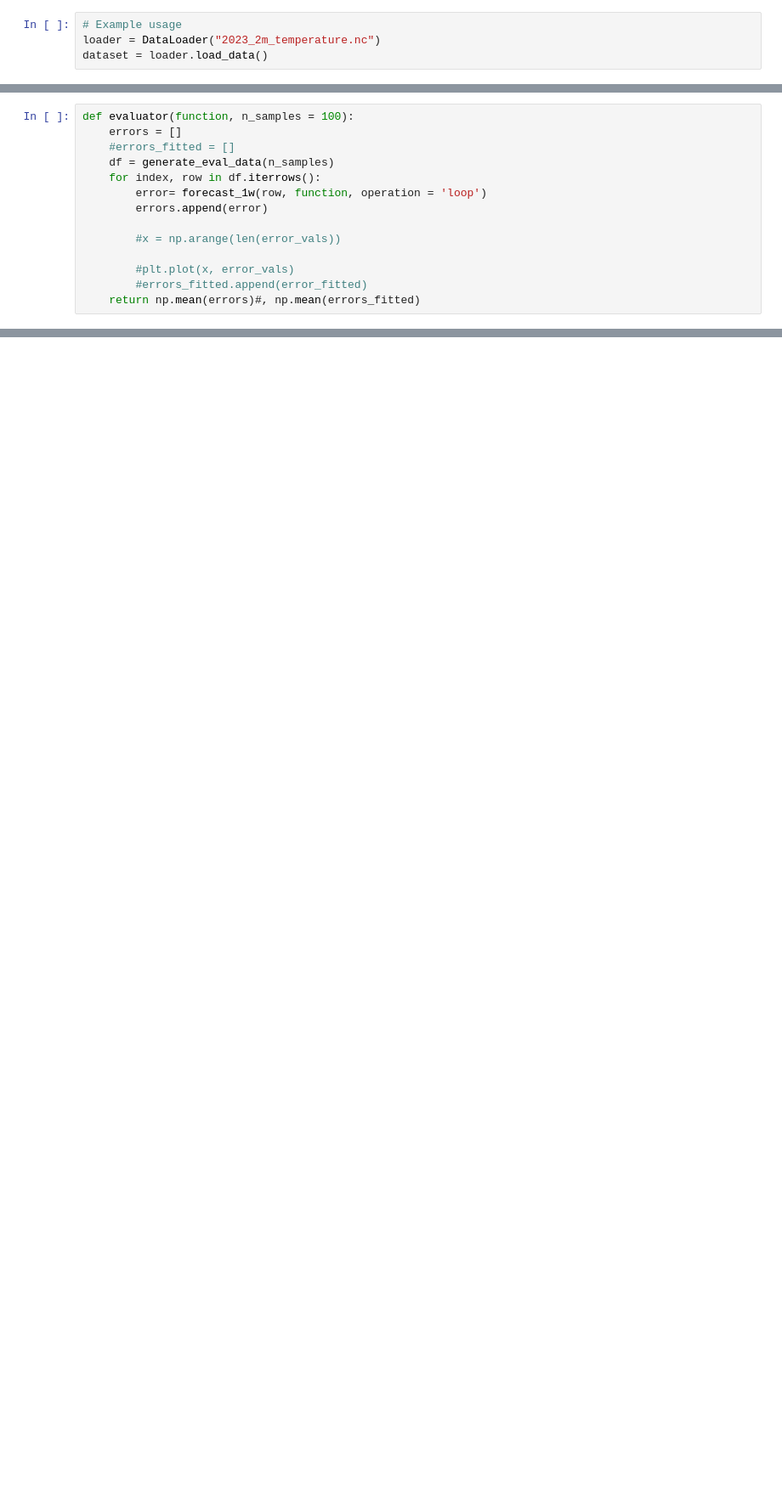
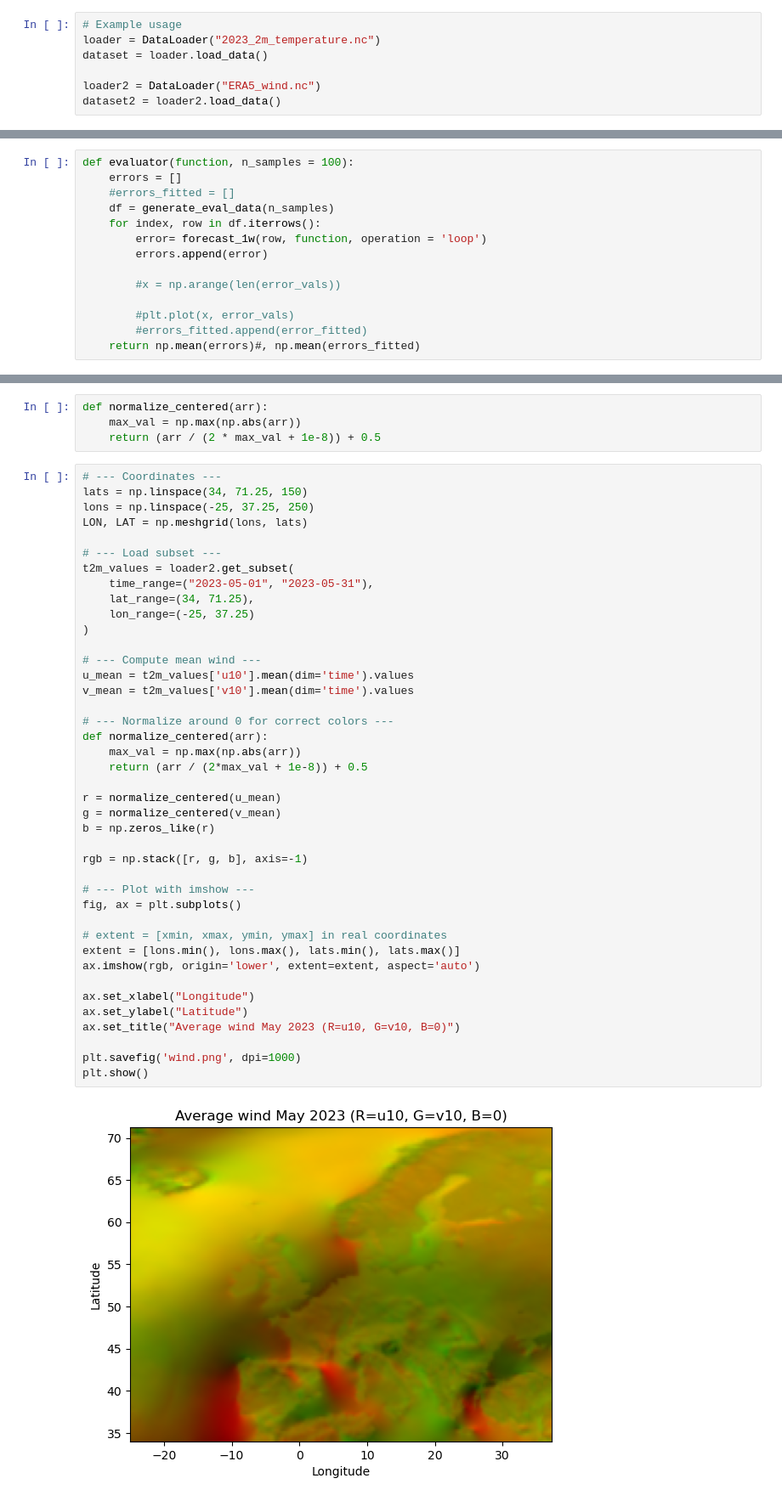
Before and after one commit to Buusta/Data-Science-Groep-10, a Jupyter notebook: cases/hackaton/hackathon.ipynb, the cells around one changed output, grey strips where cells are left out. Shown at 85% size. Cells and saved outputs as stored; diff of their text form; blank space fills up the shorter version.

```diff
--- a/cases/hackaton/hackathon.ipynb
+++ b/cases/hackaton/hackathon.ipynb
@@ -67,3 +78,6 @@ class DataLoader:
 # Example usage
 loader = DataLoader("2023_2m_temperature.nc")
 dataset = loader.load_data()
+
+loader2 = DataLoader("ERA5_wind.nc")
+dataset2 = loader2.load_data()
@@ -360,0 +464,47 @@ Maximum Likelihood optimization failed to converge. Check mle_retvals
+# %%
+def normalize_centered(arr):
+    max_val = np.max(np.abs(arr))
+    return (arr / (2 * max_val + 1e-8)) + 0.5
+# %%
+# --- Coordinates ---
+lats = np.linspace(34, 71.25, 150)
+lons = np.linspace(-25, 37.25, 250)
+LON, LAT = np.meshgrid(lons, lats)
+
+# --- Load subset ---
+t2m_values = loader2.get_subset(
+    time_range=("2023-05-01", "2023-05-31"),
+    lat_range=(34, 71.25),
+    lon_range=(-25, 37.25)
+)
+
+# --- Compute mean wind ---
+u_mean = t2m_values['u10'].mean(dim='time').values
+v_mean = t2m_values['v10'].mean(dim='time').values
+
+# --- Normalize around 0 for correct colors ---
+def normalize_centered(arr):
+    max_val = np.max(np.abs(arr))
+    return (arr / (2*max_val + 1e-8)) + 0.5
+
+r = normalize_centered(u_mean)
+g = normalize_centered(v_mean)
+b = np.zeros_like(r)
+
+rgb = np.stack([r, g, b], axis=-1)
+
+# --- Plot with imshow ---
+fig, ax = plt.subplots()
+
+# extent = [xmin, xmax, ymin, ymax] in real coordinates
+extent = [lons.min(), lons.max(), lats.min(), lats.max()]
+ax.imshow(rgb, origin='lower', extent=extent, aspect='auto')
+
+ax.set_xlabel("Longitude")
+ax.set_ylabel("Latitude")
+ax.set_title("Average wind May 2023 (R=u10, G=v10, B=0)")
+
+plt.savefig('wind.png', dpi=1000)
+plt.show()
+# %% [output]
+[figure, added]
```
Also changed, not shown: parts of 15 cells of this notebook, 8 other files.
